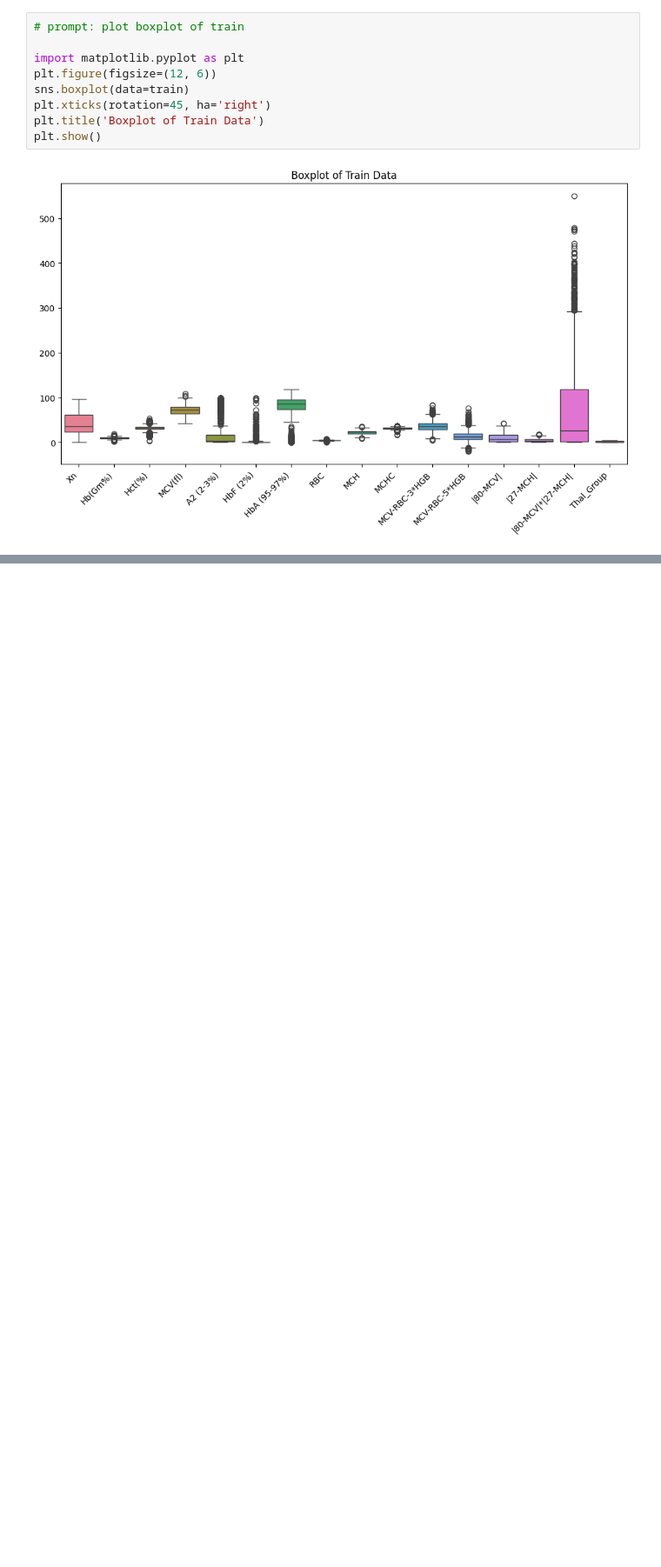
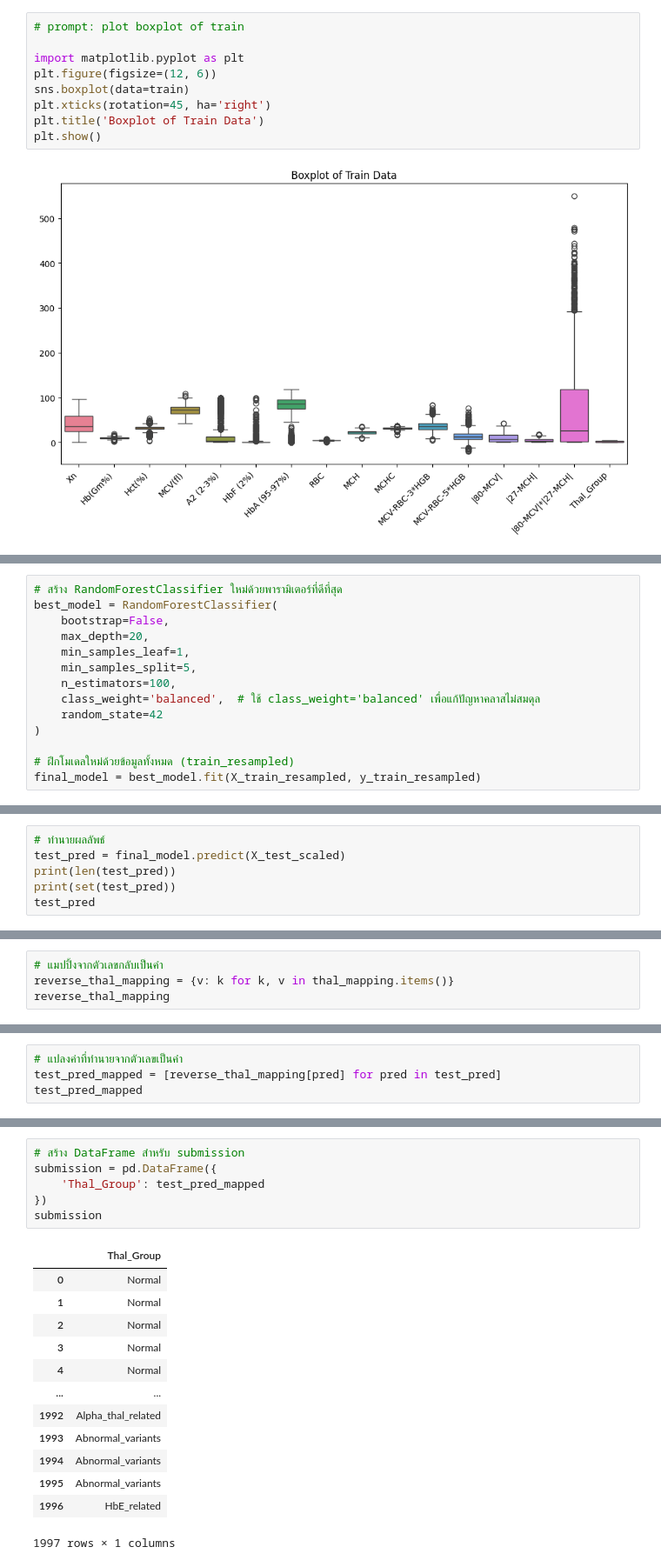
Before and after one commit to RatchanonPa/Data-Warehouse-and-Big-Data-Analytics, a Jupyter notebook: Thal_Group_Prediction.ipynb, the cells around one changed output, grey strips where cells are left out. Shown at 87% size. Cells and saved outputs as stored; diff of their text form; blank space fills up the shorter version.

```diff
--- a/Thal_Group_Prediction.ipynb
+++ b/Thal_Group_Prediction.ipynb
@@ -620,0 +500,14 @@ Best cross-validation score (f1_macro): 0.9592659505568955
+# %%
+# สร้าง RandomForestClassifier ใหม่ด้วยพารามิเตอร์ที่ดีที่สุด
+best_model = RandomForestClassifier(
+    bootstrap=False,
+    max_depth=20,
+    min_samples_leaf=1,
+    min_samples_split=5,
+    n_estimators=100,
+    class_weight='balanced',  # ใช้ class_weight='balanced' เพื่อแก้ปัญหาคลาสไม่สมดุล
+    random_state=42
+)
+
+# ฝึกโมเดลใหม่ด้วยข้อมูลทั้งหมด (train_resampled)
+final_model = best_model.fit(X_train_resampled, y_train_resampled)
@@ -620,0 +519,6 @@ Best cross-validation score (f1_macro): 0.9592659505568955
+# %%
+# ทำนายผลลัพธ์
+test_pred = final_model.predict(X_test_scaled)
+print(len(test_pred))
+print(set(test_pred))
+test_pred
@@ -620,0 +529,4 @@ Best cross-validation score (f1_macro): 0.9592659505568955
+# %%
+# แมปปิ้งจากตัวเลขกลับเป็นคำ
+reverse_thal_mapping = {v: k for k, v in thal_mapping.items()}
+reverse_thal_mapping
@@ -620,0 +540,4 @@ Best cross-validation score (f1_macro): 0.9592659505568955
+# %%
+# แปลงค่าที่ทำนายจากตัวเลขเป็นคำ
+test_pred_mapped = [reverse_thal_mapping[pred] for pred in test_pred]
+test_pred_mapped
@@ -620,0 +562,20 @@ Best cross-validation score (f1_macro): 0.9592659505568955
+# %%
+# สร้าง DataFrame สำหรับ submission
+submission = pd.DataFrame({
+    'Thal_Group': test_pred_mapped
+})
+submission
+# %% [output]
+|  | Thal_Group |
+| 0 | Normal |
+| 1 | Normal |
+| 2 | Normal |
+| 3 | Normal |
+| 4 | Normal |
+| ... | ... |
+| 1992 | Alpha_thal_related |
+| 1993 | Abnormal_variants |
+| 1994 | Abnormal_variants |
+| 1995 | Abnormal_variants |
+| 1996 | HbE_related |
+1997 rows × 1 columns
```
Also changed, not shown: parts of 57 cells of this notebook.
